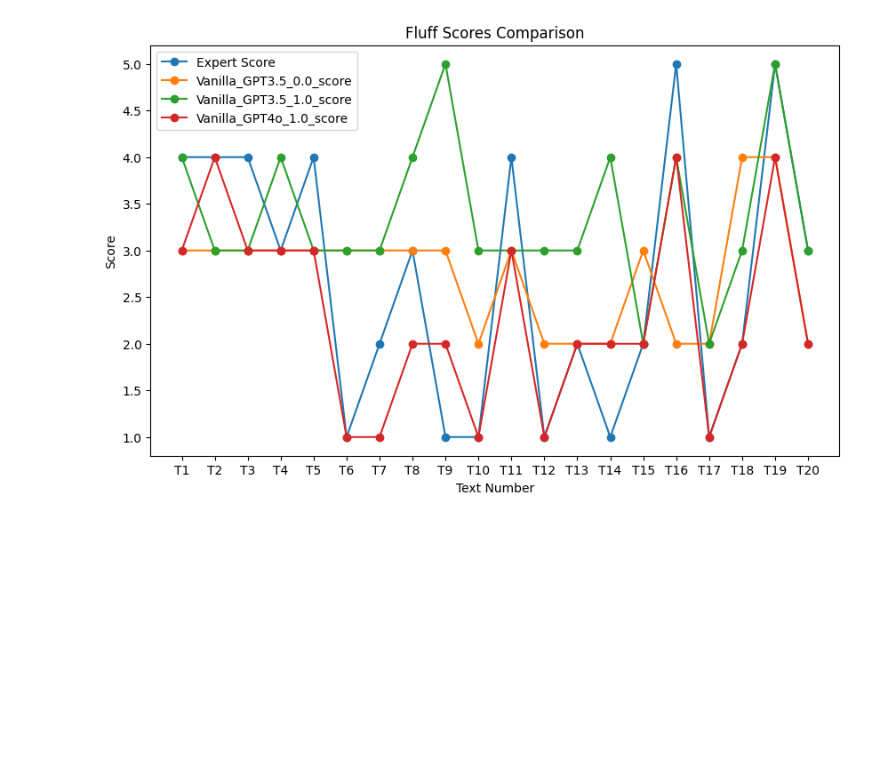
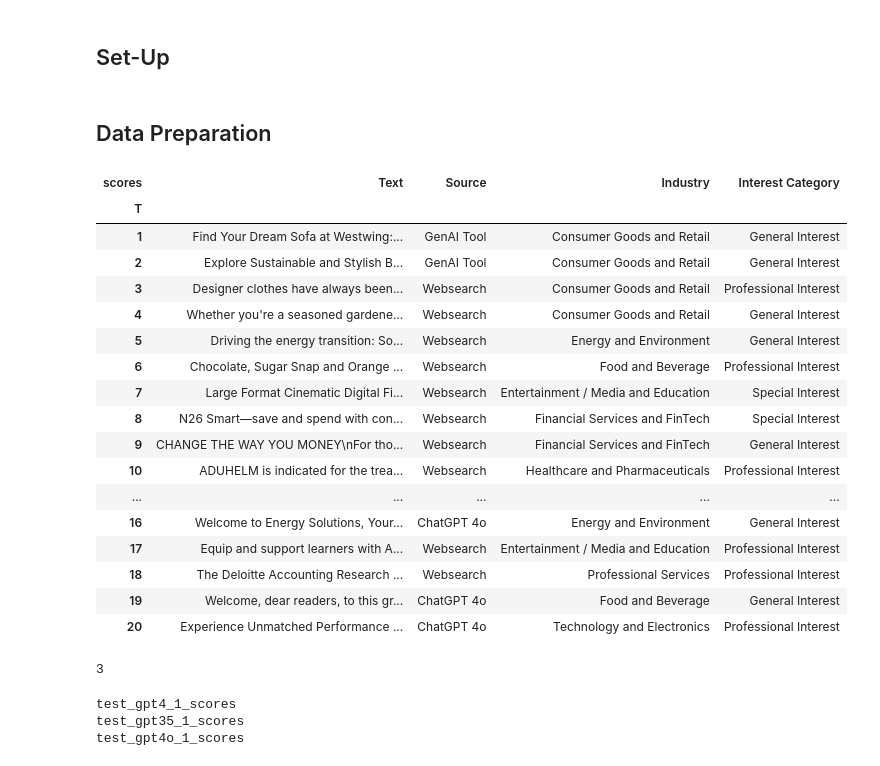
Before and after one commit to fabi260/FluffFinder, a Jupyter notebook: analysis.ipynb, the cells around one changed output. Drawn from its saved outputs; the diff is of its cells as text; code cells hidden in the pictures; blank space fills up the shorter version.

Commit message:
Automation of data read in, data extractions and initial LLM ICC analyses

```diff
--- a/analysis.ipynb
+++ b/analysis.ipynb
@@ -65,29 +1,2 @@ text_data[['Vanilla_GPT3.5_1.0_score', 'Vanilla_GPT3.5_1.0_reason']] = text_data
-# %%
-# visualize the scores
-# Create a single set of axes
-fig, ax = plt.subplots(figsize=(10, 6))
-
-# Plot each score series as a line
-#text_data['Student Score'].plot(kind='line', ax=ax, label='Student Score', marker='o')
-text_data['Expert Score'].plot(kind='line', ax=ax, label='Expert Score', marker='o')
-text_data['Vanilla_GPT3.5_0.0_score'].plot(kind='line', ax=ax, label='Vanilla_GPT3.5_0.0_score', marker='o')
-text_data['Vanilla_GPT3.5_1.0_score'].plot(kind='line', ax=ax, label='Vanilla_GPT3.5_1.0_score', marker='o')
-text_data['Vanilla_GPT4o_1.0_score'].plot(kind='line', ax=ax, label='Vanilla_GPT4o_1.0_score', marker='o')
-
-
-# Add title and labels
-ax.set_title('Fluff Scores Comparison')
-ax.set_xlabel('Text Number')
-ax.set_ylabel('Score')
-
-# Ensure x-axis shows values from the T column
-ax.set_xticks(range(len(text_data['T'])))
-ax.set_xticklabels(text_data['T'])
-
-# Add a legend to differentiate the lines
-ax.legend()
-
-# Show the plot
-plt.show()
-# %% [output]
-[figure, removed]
+# %% [markdown]
+## Set-Up
@@ -93,0 +64,47 @@ plt.show()
+# %% [markdown]
+## Data Preparation
+# %%
+# read in text data --> text_data ##TODO: collect scores from all annotators
+text_data = pd.read_csv('Data/texts.csv').drop(columns='Q').reset_index(drop=True)
+text_data['T'] = text_data['T'].str.replace('T', '').astype(int)
+text_data.set_index('T', inplace=True)
+text_data.rename_axis('scores', axis='columns', inplace=True)
+text_data
+# %% [output]
+| scores | Text | Source | Industry | Interest Category |
+| T |  |  |  |  |
+| 1 | Find Your Dream Sofa at Westwing:... | GenAI Tool | Consumer Goods and Retail | General Interest |
+| 2 | Explore Sustainable and Stylish B... | GenAI Tool | Consumer Goods and Retail | General Interest |
+| 3 | Designer clothes have always been... | Websearch | Consumer Goods and Retail | Professional Interest |
+| 4 | Whether you're a seasoned gardene... | Websearch | Consumer Goods and Retail | General Interest |
+| 5 | Driving the energy transition: So... | Websearch | Energy and Environment | General Interest |
+| 6 | Chocolate, Sugar Snap and Orange ... | Websearch | Food and Beverage | Professional Interest |
+| 7 | Large Format Cinematic Digital Fi... | Websearch | Entertainment / Media and Education | Special Interest |
+| 8 | N26 Smart—save and spend with con... | Websearch | Financial Services and FinTech | Special Interest |
+| 9 | CHANGE THE WAY YOU MONEY\nFor tho... | Websearch | Financial Services and FinTech | General Interest |
+| 10 | ADUHELM is indicated for the trea... | Websearch | Healthcare and Pharmaceuticals | Professional Interest |
+| ... | ... | ... | ... | ... |
+| 16 | Welcome to Energy Solutions, Your... | ChatGPT 4o | Energy and Environment | General Interest |
+| 17 | Equip and support learners with A... | Websearch | Entertainment / Media and Education | Professional Interest |
+| 18 | The Deloitte Accounting Research ... | Websearch | Professional Services | Professional Interest |
+| 19 | Welcome, dear readers, to this gr... | ChatGPT 4o | Food and Beverage | General Interest |
+| 20 | Experience Unmatched Performance ... | ChatGPT 4o | Technology and Electronics | Professional Interest |
+# %%
+# Define file names
+path = 'Data_LLM/'
+file_names = [f for f in listdir(path) if isfile(join(path, f))]
+evaluators =  [var[:-11].lower() for var in file_names if var.endswith('.csv')]
+scores = [evaluator + '_scores'  for evaluator in evaluators]
+long = [evaluator + '_long'  for evaluator in evaluators]
+len(evaluators)
+# %% [output]
+3
+# %%
+# read in LLM scores
+for score in scores:
+    print(score)
+    globals()[score] = pd.read_csv(join(path, score + '.csv')).set_index('T').rename_axis(score, axis='columns')
+# %% [output]
+test_gpt4_1_scores
+test_gpt35_1_scores
+test_gpt4o_1_scores
```
Also changed, not shown: parts of 49 cells of this notebook.
